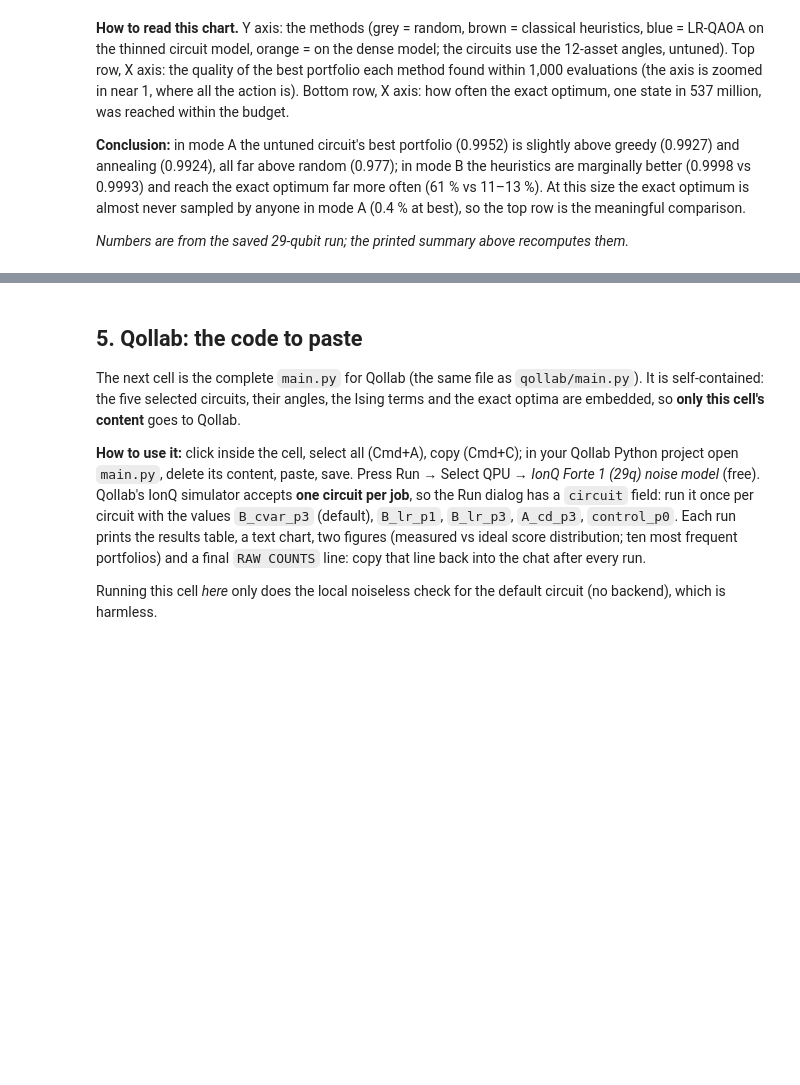
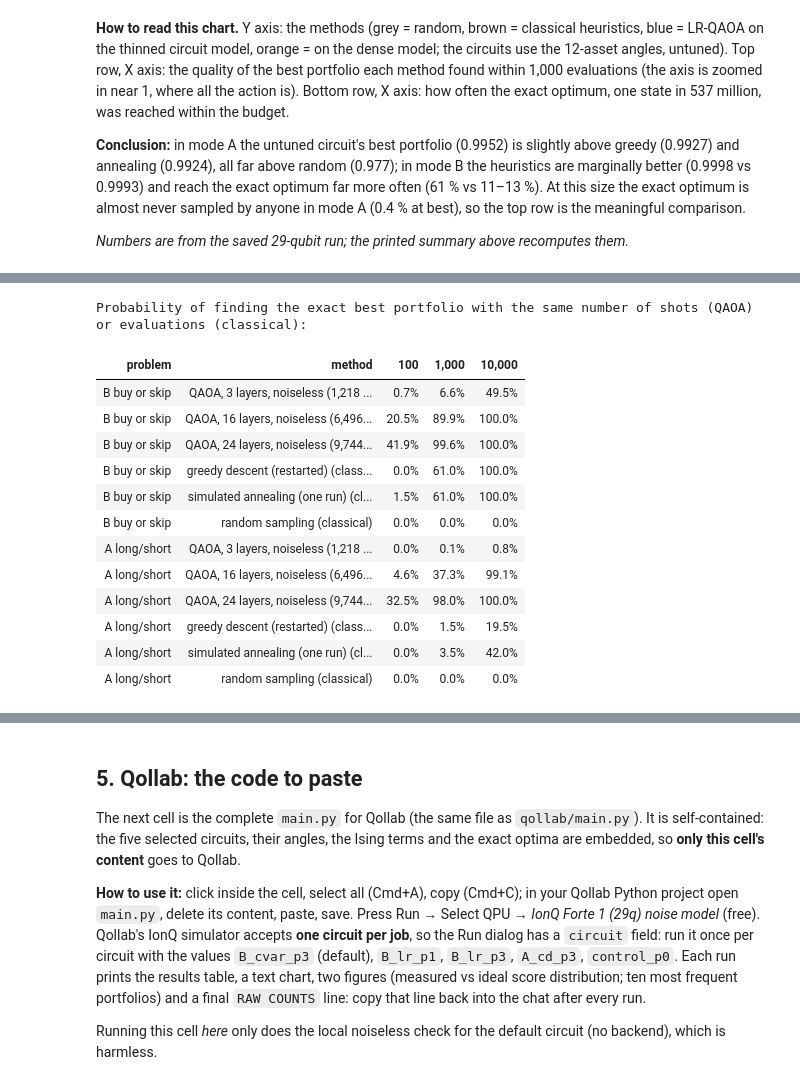
Before and after one commit to Oussema-t/zollerqu-qollab, a Jupyter notebook: stocks/stock_idea_ZollerQu.ipynb, the cells around one changed output, grey strips where cells are left out. Cells and saved outputs as stored; diff of their text form; code cells hidden in the pictures; blank space fills up the shorter version.

```diff
--- a/stocks/stock_idea_ZollerQu.ipynb
+++ b/stocks/stock_idea_ZollerQu.ipynb
@@ -3002,0 +3163,36 @@ Text summary, B buy or skip: best portfolio within 1,000 evaluations has quality
+# %%
+if exp29_path.is_file():
+    def qaoa_row(mode, p, kind):
+        for r in E29_ROWS:
+            if r["mode"] == mode and r["p"] == p and r["tuning_evaluations_29"] == 0 and (kind in r["label"] or (kind == "paper" and r["source"] == "s0_baseline_ramp12")):
+                return r
+    rows = []
+    for mode, name in (("buy_or_skip", "B buy or skip"), ("long_short", "A long/short")):
+        picks = [(3, "paper" if mode == "buy_or_skip" else "long/short"), (16, "wide grid" if mode == "buy_or_skip" else "long/short"),
+                 (24, "deep grid" if mode == "buy_or_skip" else "long/short")]
+        for p, kind in picks:
+            r = qaoa_row(mode, p, kind)
+            if r:
+                rows.append({"problem": name, "method": f"QAOA, {p} layers, noiseless ({r['two_qubit_gates']:,} two-qubit gates)",
+                             **{f"{b:,}": r[f"hit@{b}"] for b in (100, 1000, 10000)}})
+        for method in ("greedy descent (restarted)", "simulated annealing (one run)", "random sampling"):
+            budgets = CLASSICAL29[mode]["budgets"]
+            rows.append({"problem": name, "method": f"{method} (classical)", **{f"{int(b):,}": budgets[b][method]["hit_rate"] for b in ("100", "1000", "10000")}})
+    same = pd.DataFrame(rows)
+    print("Probability of finding the exact best portfolio with the same number of shots (QAOA) or evaluations (classical):")
+    display(same.style.format({k: "{:.1%}" for k in ("100", "1,000", "10,000")}).hide(axis="index"))
+# %% [output]
+Probability of finding the exact best portfolio with the same number of shots (QAOA) or evaluations (classical):
+| problem | method | 100 | 1,000 | 10,000 |
+| B buy or skip | QAOA, 3 layers, noiseless (1,218 ... | 0.7% | 6.6% | 49.5% |
+| B buy or skip | QAOA, 16 layers, noiseless (6,496... | 20.5% | 89.9% | 100.0% |
+| B buy or skip | QAOA, 24 layers, noiseless (9,744... | 41.9% | 99.6% | 100.0% |
+| B buy or skip | greedy descent (restarted) (class... | 0.0% | 61.0% | 100.0% |
+| B buy or skip | simulated annealing (one run) (cl... | 1.5% | 61.0% | 100.0% |
+| B buy or skip | random sampling (classical) | 0.0% | 0.0% | 0.0% |
+| A long/short | QAOA, 3 layers, noiseless (1,218 ... | 0.0% | 0.1% | 0.8% |
+| A long/short | QAOA, 16 layers, noiseless (6,496... | 4.6% | 37.3% | 99.1% |
+| A long/short | QAOA, 24 layers, noiseless (9,744... | 32.5% | 98.0% | 100.0% |
+| A long/short | greedy descent (restarted) (class... | 0.0% | 1.5% | 19.5% |
+| A long/short | simulated annealing (one run) (cl... | 0.0% | 3.5% | 42.0% |
+| A long/short | random sampling (classical) | 0.0% | 0.0% | 0.0% |
```
Also changed, not shown: parts of 7 cells of this notebook, 24 other files.
